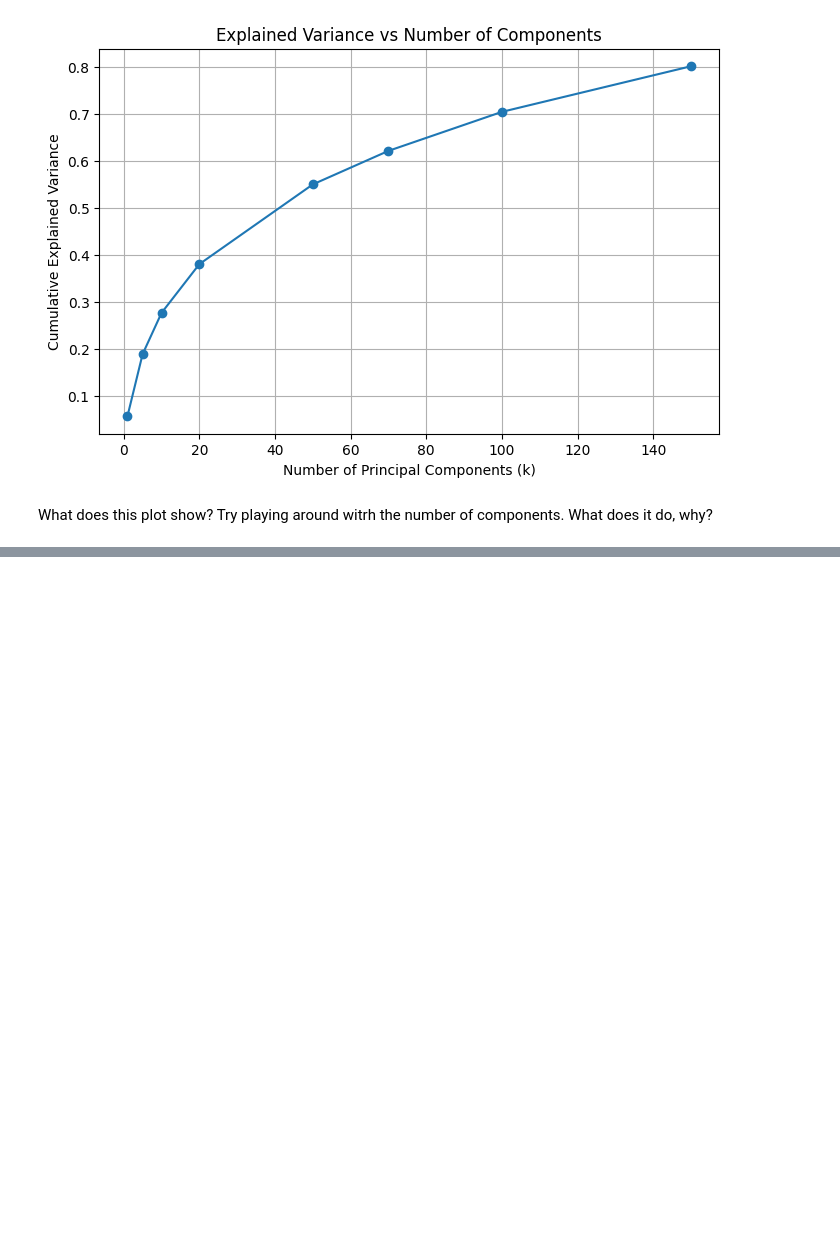
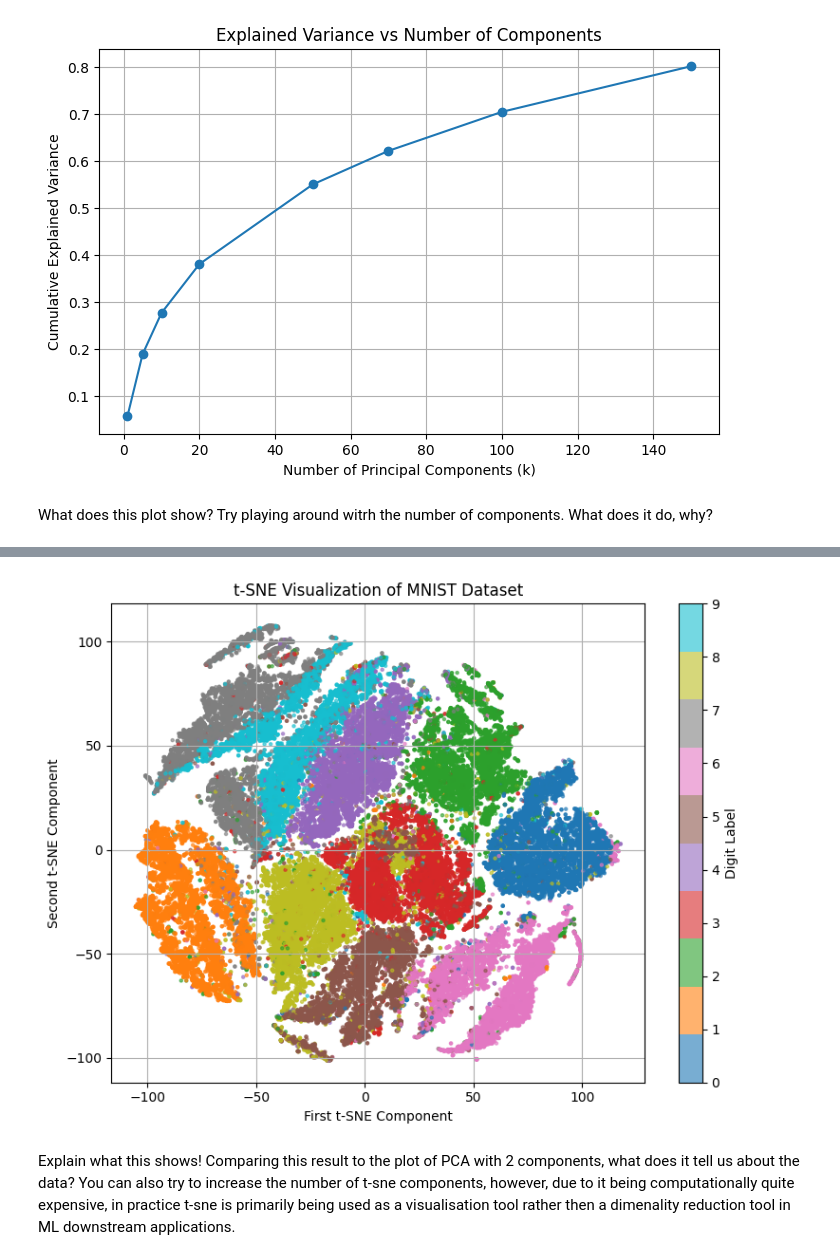
Before and after one commit to shepai/BIORTC_Nigeria, a Jupyter notebook: Workshops/ML for CompNeuro/dim_red.ipynb, the cells around one changed output, grey strips where cells are left out. Drawn from its saved outputs; the diff is of its cells as text; code cells hidden in the pictures; blank space fills up the shorter version.

```diff
--- a/Workshops/ML for CompNeuro/dim_red.ipynb
+++ b/Workshops/ML for CompNeuro/dim_red.ipynb
@@ -293,0 +296,6 @@ What does this plot show? Try playing around witrh the number of components. Wha
+# %%
+from sklearn.manifold import TSNE
+
+tsne = TSNE(n_components=2, random_state=42)
+X_tsne = tsne.fit_transform(X_scaled)
+tsne.kl_divergence_
@@ -293,0 +312,16 @@ What does this plot show? Try playing around witrh the number of components. Wha
+# %%
+import matplotlib.pyplot as plt
+
+plt.figure(figsize=(8, 6))
+scatter = plt.scatter(X_tsne[:, 0], X_tsne[:, 1], c=y, cmap='tab10', s=5, alpha=0.6)
+plt.colorbar(label='Digit Label')
+plt.title("t-SNE Visualization of MNIST Dataset")
+plt.xlabel("First t-SNE Component")
+plt.ylabel("Second t-SNE Component")
+plt.grid(True)
+plt.tight_layout()
+plt.show()
+# %% [output]
+[figure, added]
+# %% [markdown]
+Explain what this shows! Comparing this result to the plot of PCA with 2 components, what does it tell us about the data? You can also try to increase the number of t-sne components, however, due to it being computationally quite expensive, in practice t-sne is primarily being used as a visualisation tool rather then a dimenality reduction tool in ML downstream applications.
```
Also changed, not shown: parts of 27 cells of this notebook.
